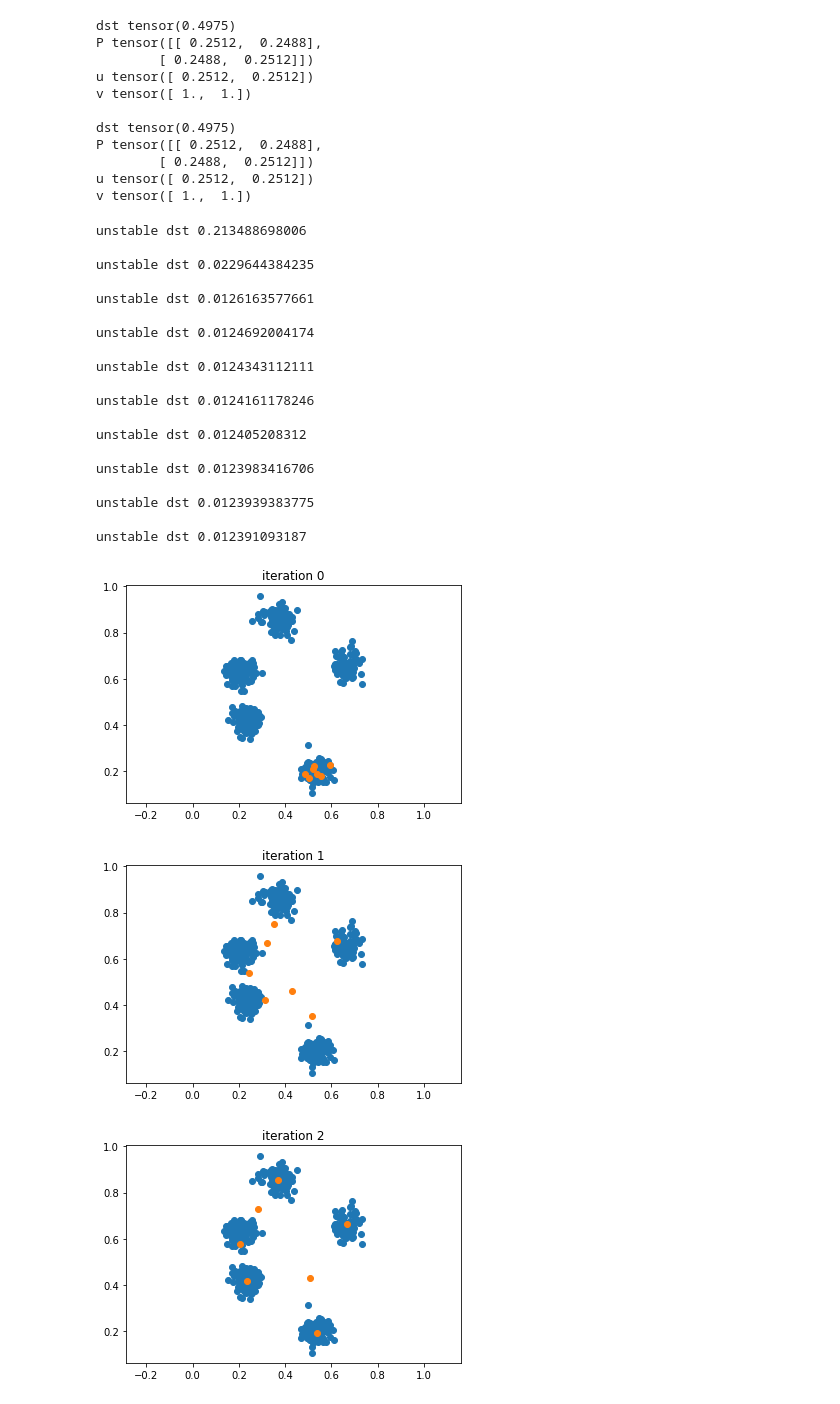
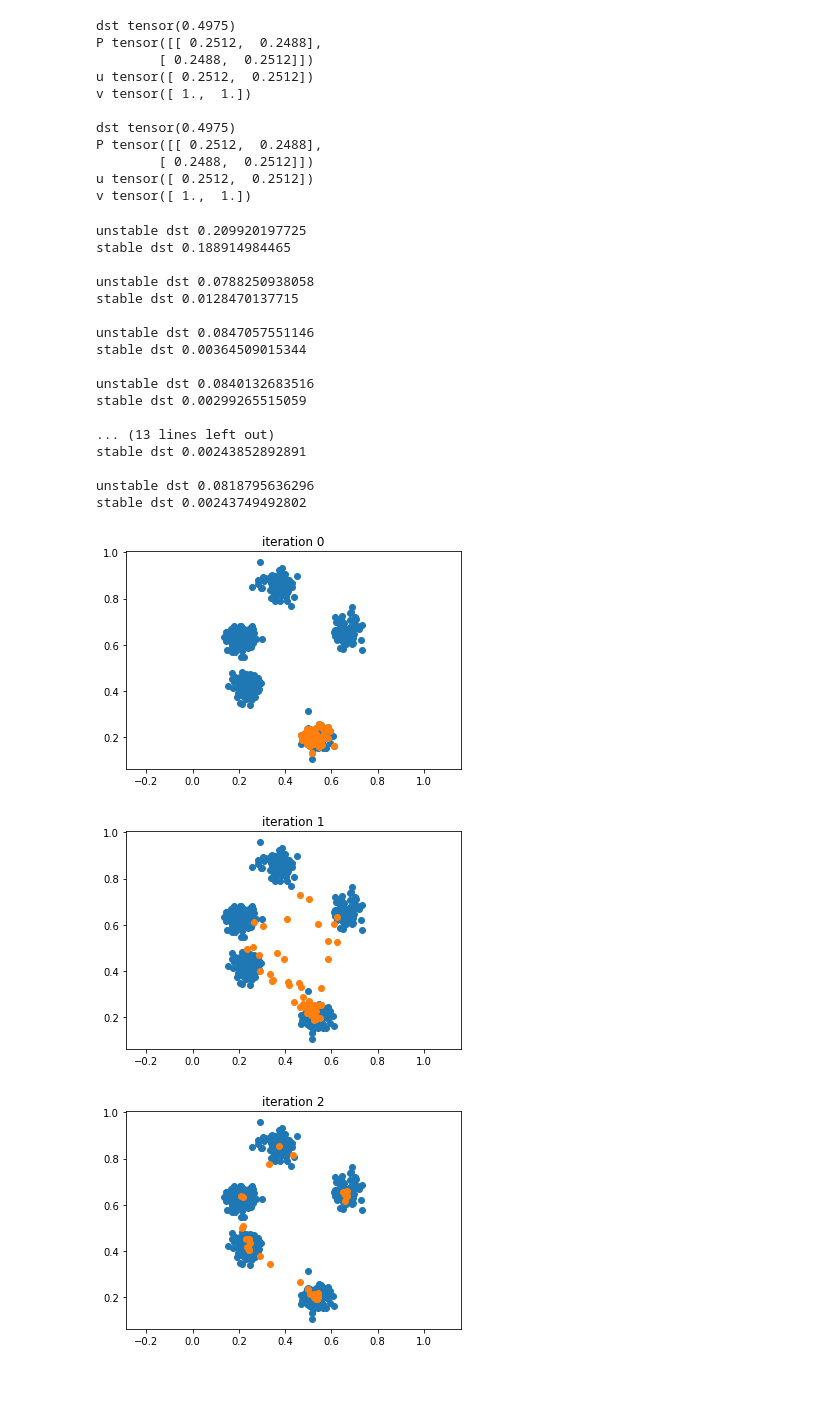
Before and after one commit to gabrielhuang/centroid-networks, a Jupyter notebook: scripts/cluster/clustering.ipynb, the cells around one changed output. Saved outputs shown, nothing was run; the diff lists cells and outputs as text; code cells hidden in the pictures.

```diff
--- a/scripts/cluster/clustering.ipynb
+++ b/scripts/cluster/clustering.ipynb
@@ -202,49 +202,47 @@ u tensor([ 0.2512,  0.2512])
 v tensor([ 1.,  1.])
 # %%
 # Initialize
-n_components = 7
+n_components = 50
 # initialize to 5 first points
 centroids = X[:n_components].clone()
 #centroids = torch.zeros_like(X[:5])  # will get stuck
 iterations = 10
 regularization = 100.
 for iteration in xrange(iterations):
     plt.figure()
     plot_samples(X)
     plot_samples(centroids)
     plt.title('iteration {}'.format(iteration))
 
     # Expectation - Compute Sinkhorn distance
     distances = get_pairwise_distances(X, centroids)
     dst, P, u, v = compute_sinkhorn(distances, regularization=regularization)
     print '\nunstable dst', dst.item()
-    #dst, P, u, v = compute_sinkhorn_stable(distances, regularization=regularization)
-    #print 'stable dst', dst.item()
+    dst, P, u, v = compute_sinkhorn_stable(distances, regularization=regularization)
+    print 'stable dst', dst.item()
 
     soft_assignments = P / P.sum(0, keepdim=True)  # P_ij / sum_i P_ij is soft-assignment of cluster j
 
     # Minimization
     centroids = torch.matmul(soft_assignments.t(), X)
 # %% [output]
-unstable dst 0.213488698006
+unstable dst 0.209920197725
+stable dst 0.188914984465
 
-unstable dst 0.0229644384235
+unstable dst 0.0788250938058
+stable dst 0.0128470137715
 
-unstable dst 0.0126163577661
+unstable dst 0.0847057551146
+stable dst 0.00364509015344
 
-unstable dst 0.0124692004174
+unstable dst 0.0840132683516
+stable dst 0.00299265515059
 
-unstable dst 0.0124343112111
+... (13 lines left out)
+stable dst 0.00243852892891
 
-unstable dst 0.0124161178246
-
-unstable dst 0.012405208312
-
-unstable dst 0.0123983416706
-
-unstable dst 0.0123939383775
-
-unstable dst 0.012391093187
+unstable dst 0.0818795636296
+stable dst 0.00243749492802
-[figure, old version]
+[figure, new version]
-[figure, old version]
+[figure, new version]
-[figure, old version]
+[figure, new version]
```
Also changed, not shown: parts of 3 cells of this notebook.
